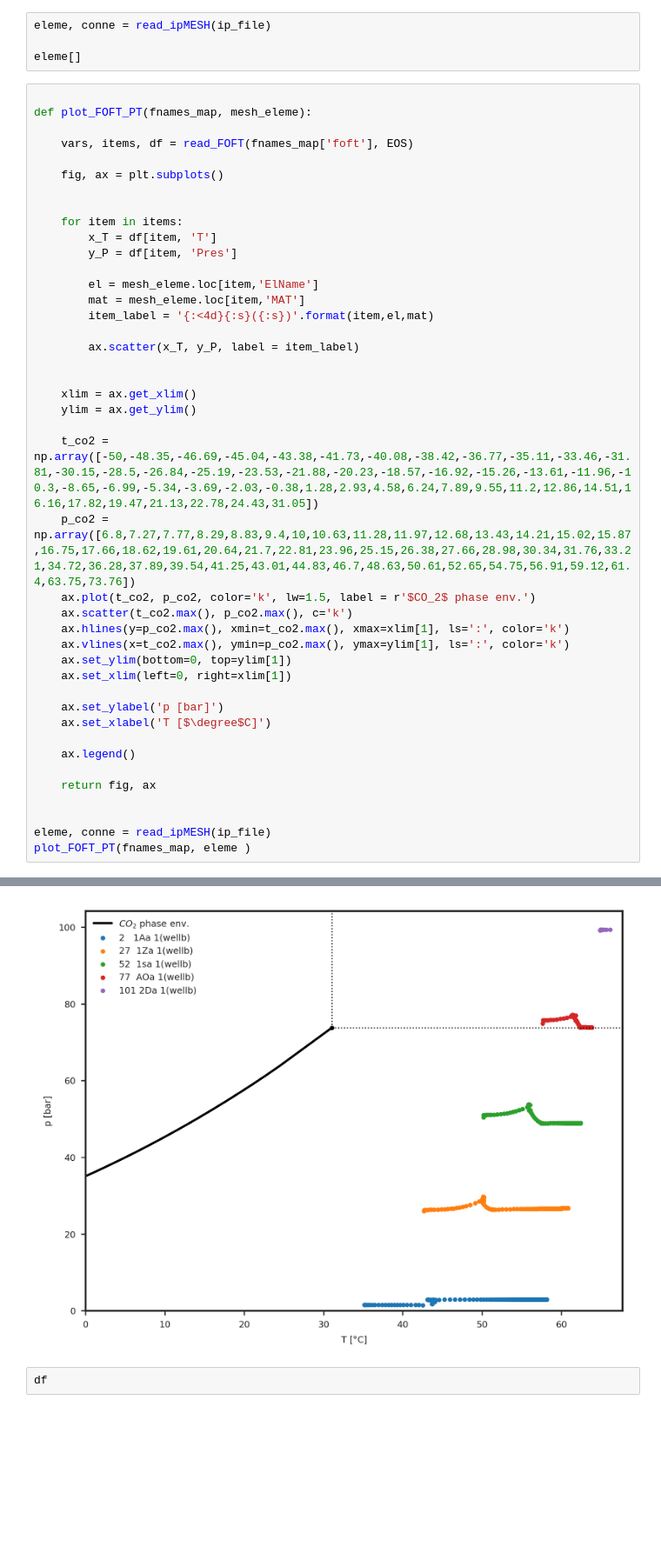
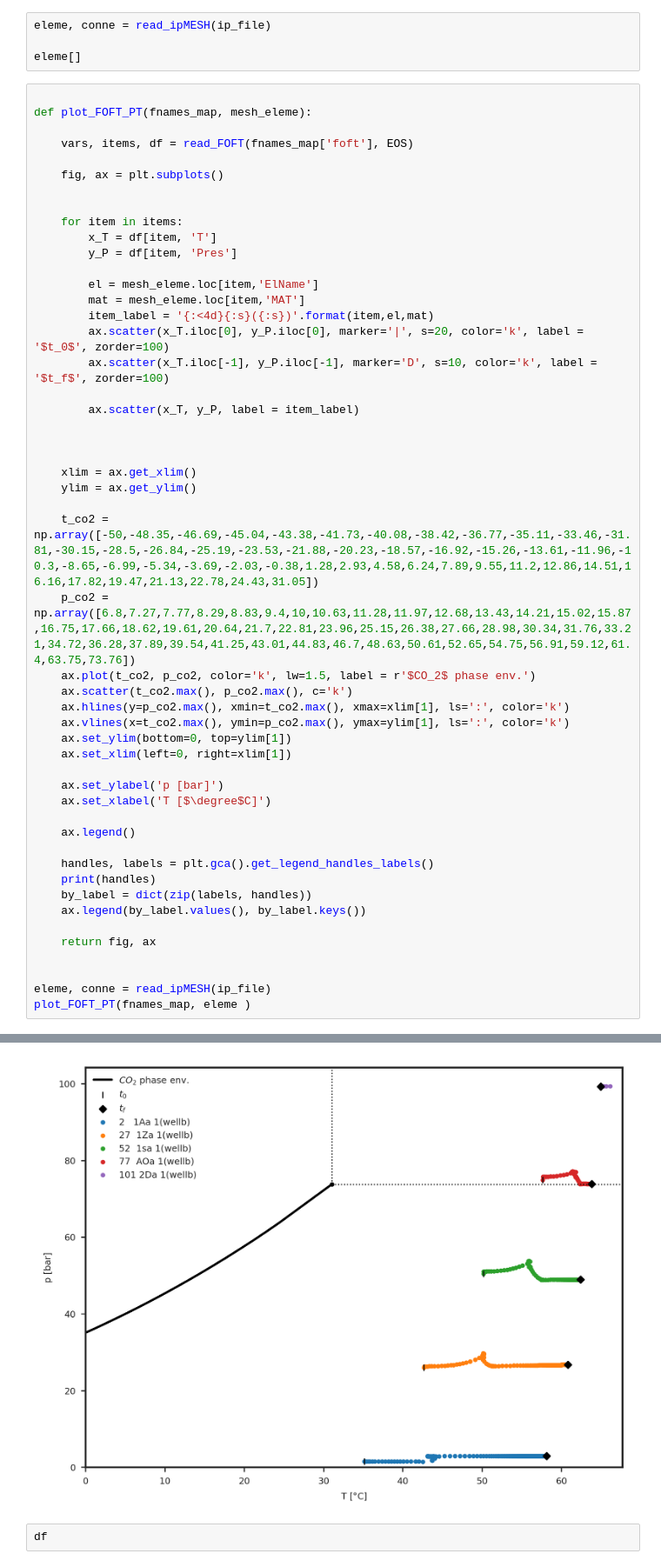
Before and after one commit to equinor/T2Well_post, a Jupyter notebook: plot_T2Well_files.ipynb, the cells around one changed output, grey strips where cells are left out. Shown at 87% size. Cells and saved outputs as stored; diff of their text form; blank space fills up the shorter version.

Commit message:
update PT plot

```diff
--- a/plot_T2Well_files.ipynb
+++ b/plot_T2Well_files.ipynb
@@ -172,8 +172,11 @@ def plot_FOFT_PT(fnames_map, mesh_eleme):
         el = mesh_eleme.loc[item,'ElName']
         mat = mesh_eleme.loc[item,'MAT']
         item_label = '{:<4d}{:s}({:s})'.format(item,el,mat)
+        ax.scatter(x_T.iloc[0], y_P.iloc[0], marker='|', s=20, color='k', label = '$t_0$', zorder=100)
+        ax.scatter(x_T.iloc[-1], y_P.iloc[-1], marker='D', s=10, color='k', label = '$t_f$', zorder=100)
 
         ax.scatter(x_T, y_P, label = item_label)
+
 
 
     xlim = ax.get_xlim()
@@ -193,6 +196,11 @@ def plot_FOFT_PT(fnames_map, mesh_eleme):
 
     ax.legend()
 
+    handles, labels = plt.gca().get_legend_handles_labels()
+    print(handles)
+    by_label = dict(zip(labels, handles))
+    ax.legend(by_label.values(), by_label.keys())
+
     return fig, ax
 
 
@@ -204,6 +213,6 @@ Processing FOFT file
 (<Figure size 1920x1440 with 1 Axes>,
  <AxesSubplot:xlabel='T [$\\degree$C]', ylabel='p [bar]'>)
-[figure, old version]
+[figure, new version]
 # %%
 df
 # %% [output]
```
Also changed, not shown: parts of 1 cell of this notebook, 1 other file.
